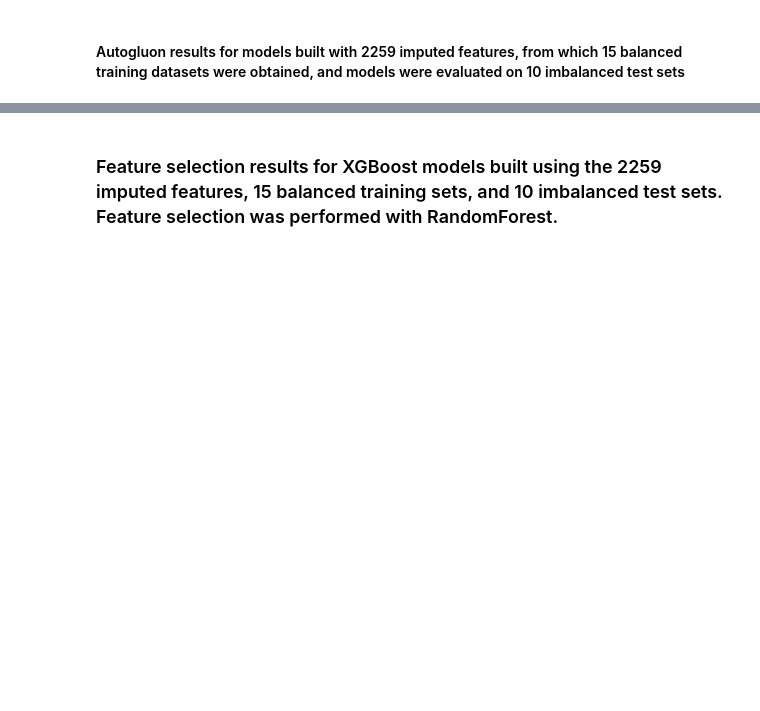
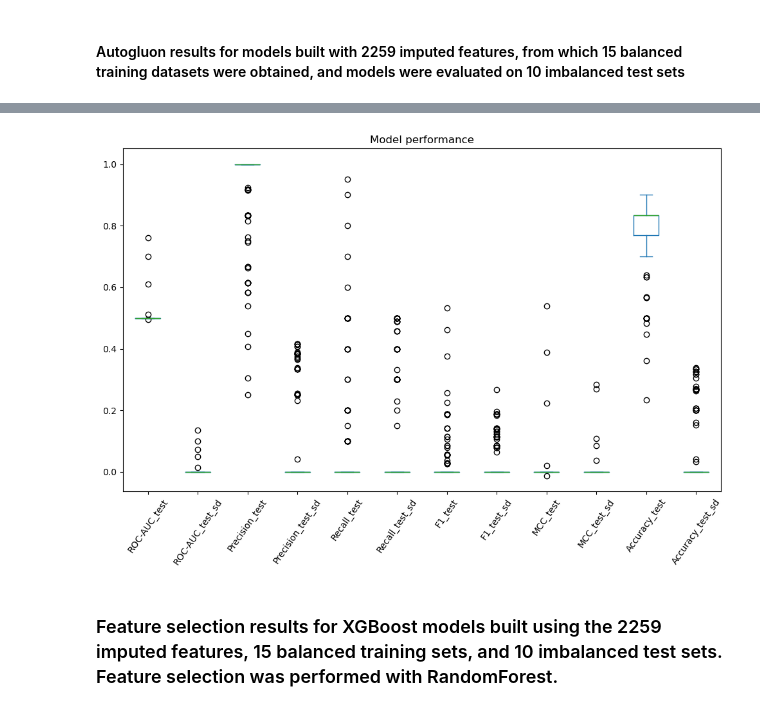
Before and after one commit to ksegaba/ara-kinase-prediction, a Jupyter notebook: code/5d_aggregate_results.ipynb, the cells around one changed output, grey strips where cells are left out. Cells and saved outputs as stored; diff of their text form; code cells hidden in the pictures; blank space fills up the shorter version.

```diff
--- a/code/5d_aggregate_results.ipynb
+++ b/code/5d_aggregate_results.ipynb
@@ -27,3 +51,12 @@ imp.columns = new_cols
+# %%
+fig, ax = plt.subplots(figsize=(10, 7))
+res[['ROC-AUC_test', 'ROC-AUC_test_sd', 'Precision_test', 'Precision_test_sd',
+     'Recall_test', 'Recall_test_sd', 'F1_test', 'F1_test_sd', 'MCC_test',
+     'MCC_test_sd', 'Accuracy_test', 'Accuracy_test_sd']].\
+        plot(kind='box', title='Model performance', ax=ax, rot=55)
+plt.tight_layout()
+# %% [output]
+[figure, added]
 # %% [markdown]
 ### Feature selection results for XGBoost models built using the 2259 imputed features, 15 balanced training sets, and 10 imbalanced test sets. Feature selection was performed with RandomForest.
 # %%
```
Also changed, not shown: parts of 10 cells of this notebook.
